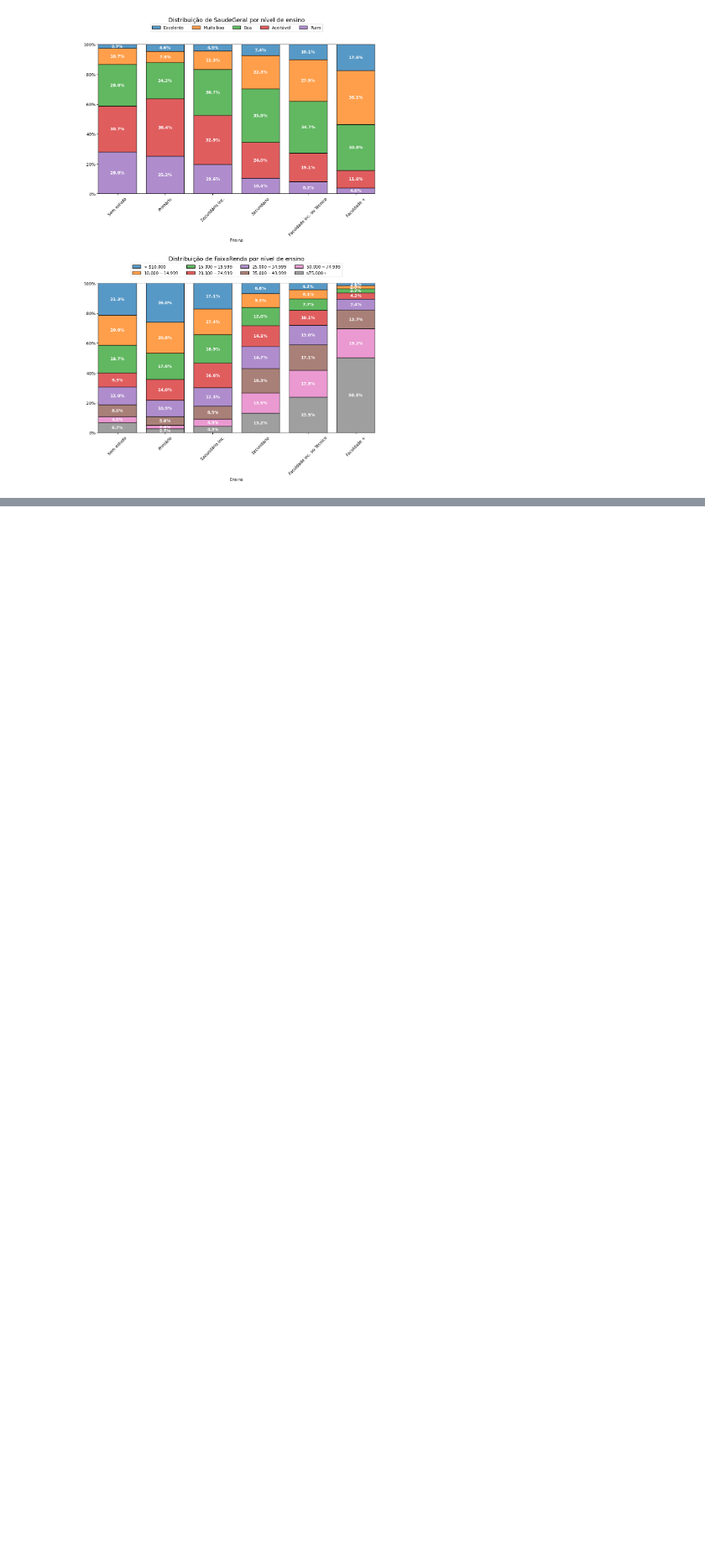
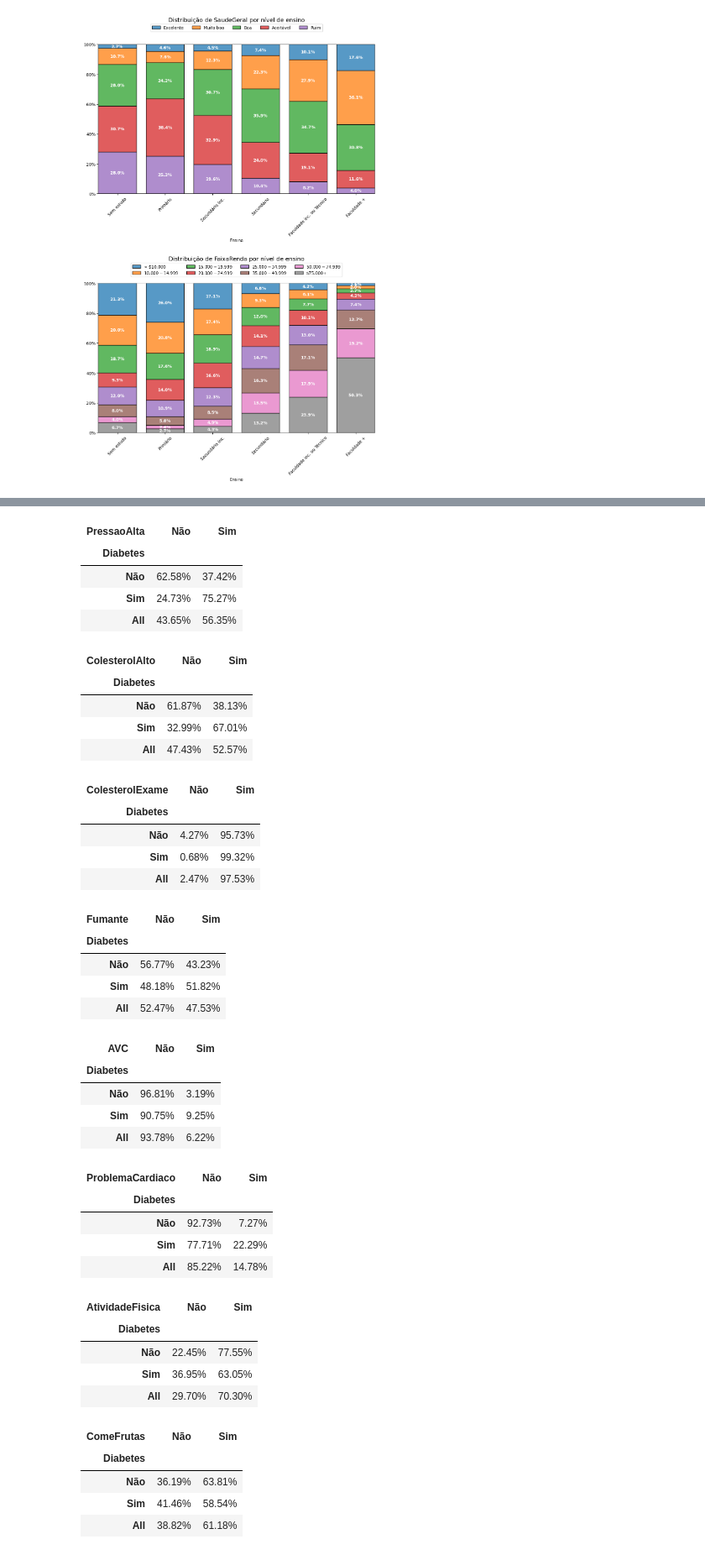
Before and after one commit to PauloViniciusR/Estatistica_dados, a Jupyter notebook: Proj_Statistic/projeto_diabetes_.ipynb, the cells around one changed output, grey strips where cells are left out. Shown at 84% size. Saved outputs shown, nothing was run; the diff lists cells and outputs as text; code cells hidden in the pictures; blank space fills up the shorter version.

```diff
--- a/Proj_Statistic/projeto_diabetes.ipynb
+++ b/Proj_Statistic/projeto_diabetes_.ipynb
@@ -516,0 +540,51 @@ plt.show()
+# %%
+for coluna in df_diabetes_tratado.select_dtypes("category").columns:
+    if coluna != coluna_alvo:
+        display(
+            pd.crosstab(
+                df_diabetes_tratado[coluna_alvo],
+                df_diabetes_tratado[coluna],
+                margins=True,
+                normalize="index"
+            ).style.format("{:.2%}"))
+# %% [output]
+| PressaoAlta | Não | Sim |
+| Diabetes |  |  |
+| Não | 62.58% | 37.42% |
+| Sim | 24.73% | 75.27% |
+| All | 43.65% | 56.35% |
+| ColesterolAlto | Não | Sim |
+| Diabetes |  |  |
+| Não | 61.87% | 38.13% |
+| Sim | 32.99% | 67.01% |
+| All | 47.43% | 52.57% |
+| ColesterolExame | Não | Sim |
+| Diabetes |  |  |
+| Não | 4.27% | 95.73% |
+| Sim | 0.68% | 99.32% |
+| All | 2.47% | 97.53% |
+| Fumante | Não | Sim |
+| Diabetes |  |  |
+| Não | 56.77% | 43.23% |
+| Sim | 48.18% | 51.82% |
+| All | 52.47% | 47.53% |
+| AVC | Não | Sim |
+| Diabetes |  |  |
+| Não | 96.81% | 3.19% |
+| Sim | 90.75% | 9.25% |
+| All | 93.78% | 6.22% |
+| ProblemaCardiaco | Não | Sim |
+| Diabetes |  |  |
+| Não | 92.73% | 7.27% |
+| Sim | 77.71% | 22.29% |
+| All | 85.22% | 14.78% |
+| AtividadeFisica | Não | Sim |
+| Diabetes |  |  |
+| Não | 22.45% | 77.55% |
+| Sim | 36.95% | 63.05% |
+| All | 29.70% | 70.30% |
+| ComeFrutas | Não | Sim |
+| Diabetes |  |  |
+| Não | 36.19% | 63.81% |
+| Sim | 41.46% | 58.54% |
+| All | 38.82% | 61.18% |
```
Also changed, not shown: parts of 9 cells of this notebook, 1 other file.
